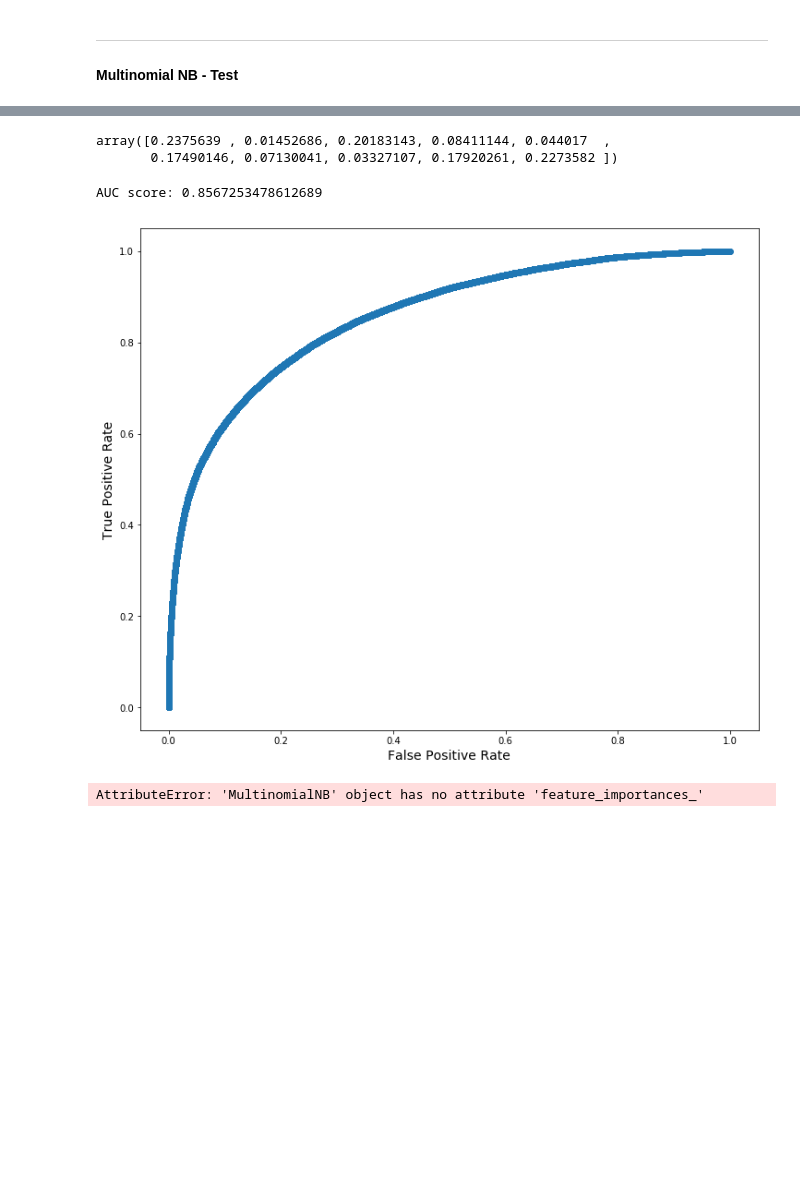
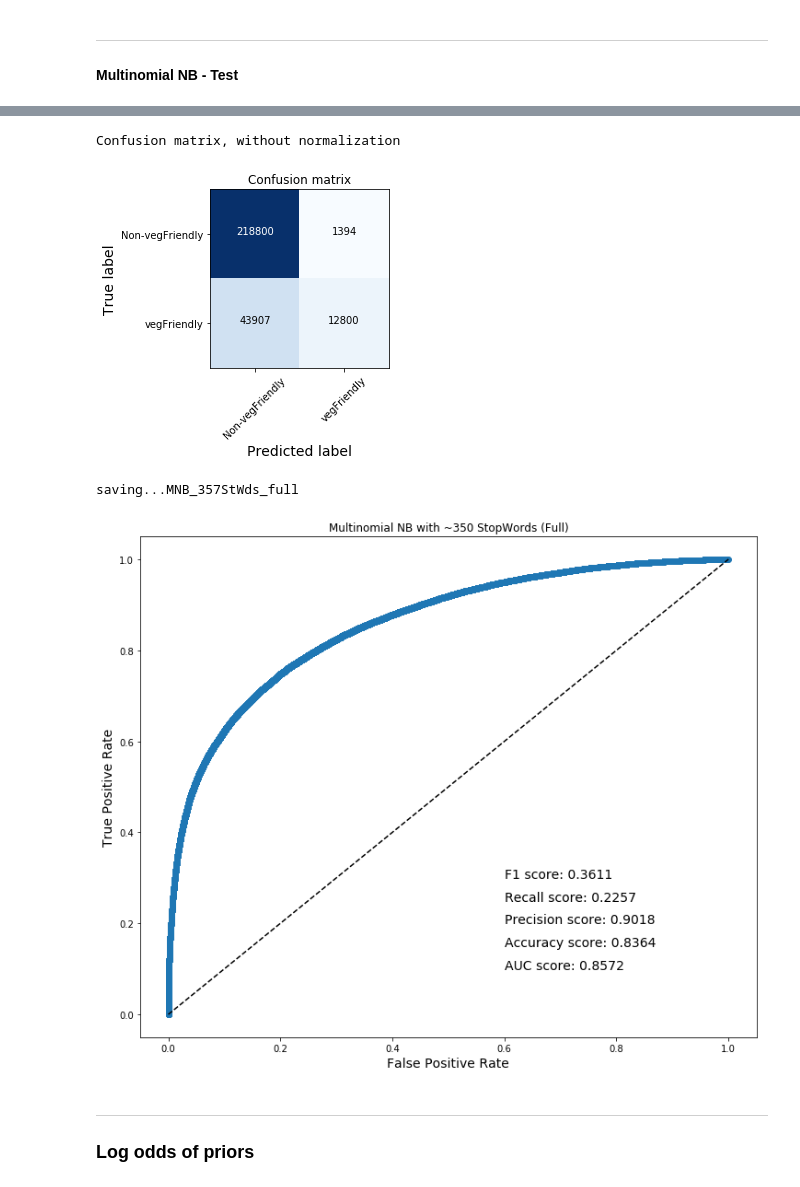
Before and after one commit to nReyna/capstone-VeCan-or-VeCant, a Jupyter notebook: MNB_Yelp-VegFrnd.ipynb, the cells around one changed output, grey strips where cells are left out. Cells and saved outputs as stored; diff of their text form; code cells hidden in the pictures; blank space fills up the shorter version.

Commit message:
MNB tuning and cleanup; figure creation

```diff
--- a/MNB_Yelp-VegFrnd.ipynb
+++ b/MNB_Yelp-VegFrnd.ipynb
@@ -76,5 +211,5 @@ stopWords.extend(['good', 'excellent', 'best', 'like', 'place', 'really', 'order
 # %%
-vectorizer = TfidfVectorizer(stop_words=stopWords)
+vectorizer = TfidfVectorizer(stop_words=stopWords, strip_accents = 'ascii' )
 # %% [markdown]
 #### Vectorize Review Text
 # %%
@@ -236,5 +311,0 @@ y_score = M_NB_model.predict_proba(X_test_term)[:,1]
-# %%
-y_score[:10]
-# %% [output]
-array([0.2375639 , 0.01452686, 0.20183143, 0.08411144, 0.044017  ,
-       0.17490146, 0.07130041, 0.03327107, 0.17920261, 0.2273582 ])
@@ -243,50 +312,20 @@ fpr, tpr, thresholds = roc_curve(y_test, y_score, pos_label=1)
-# %%
-plt.figure(figsize=(12,10))
-plt.plot(fpr, tpr, 'o--')
-plt.ylabel("True Positive Rate",  fontsize=14)
-plt.xlabel("False Positive Rate", fontsize=14);
-print("AUC score:", roc_auc_score(y_test, y_score))
-# %% [output]
-AUC score: 0.8567253478612689
-[figure, removed]
-# %%
-importances = M_NB_model.feature_importances_
-
-importances
-# %% [output]
-AttributeError: 'MultinomialNB' object has no attribute 'feature_importances_'
-# %%
-import itertools
-import matplotlib.pyplot as plt
-%matplotlib inline
-
-def plot_confusion_matrix(cm, classes, normalize=False, title='Confusion matrix', cmap=plt.cm.Blues):
-    """
-        This function prints and plots the confusion matrix.
-        Normalization can be applied by setting `normalize=True`.
-    """
-
-    if normalize:
-        cm = cm.astype('float') / cm.sum(axis=1)[:, np.newaxis]
-        print("Normalized confusion matrix")
-    else:
-        print('Confusion matrix, without normalization')
-
-#     print(cm)
-
-    plt.imshow(cm, interpolation='nearest', cmap=cmap)
-    plt.title(title)
-    plt.colorbar()
-    tick_marks = np.arange(len(classes))
-    plt.xticks(tick_marks, classes, rotation=45)
-    plt.yticks(tick_marks, classes)
-
-    fmt = '.2f' if normalize else 'd'
-    thresh = cm.max() / 2.
-    for i, j in itertools.product(range(cm.shape[0]), range(cm.shape[1])):
-        plt.text(j, i, format(cm[i, j], fmt), horizontalalignment="center",
-                 color="white" if cm[i, j] > thresh else "black")
-
-    plt.tight_layout()
-    plt.ylabel('True label')
-    plt.xlabel('Predicted label')
+# %%
+lbls = ['Non-vegFriendly', 'vegFriendly']
+cm = confusion_matrix(y_test, pred)
+
+plot_confusion_matrix(cm,lbls)
+# %% [output]
+Confusion matrix, without normalization
+[figure, added]
+# %%
+fTitle = 'Multinomial NB with ~350 StopWords (Full)'
+mMetrics = True
+fName = 'MNB_357StWds_full'
+plot_model_ROC(M_NB_model, X_test_term, y_test, fTitle, mMetrics) #, fName)
+# %% [output]
+saving...MNB_357StWds_full
+[figure, added]
+# %% [markdown]
+---
+
+### Log odds of priors
```
Also changed, not shown: parts of 45 cells of this notebook, 15 other files.
